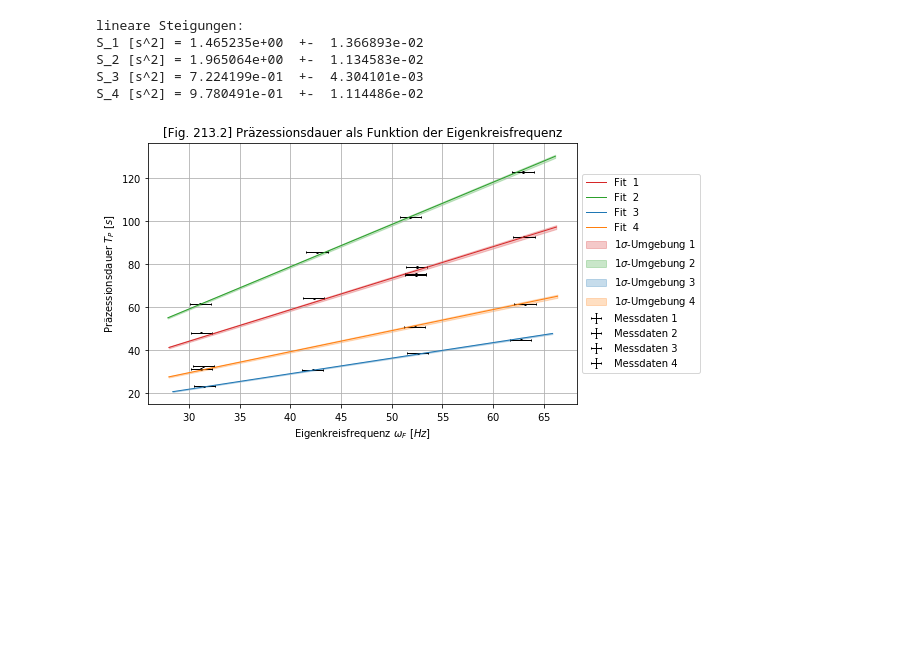
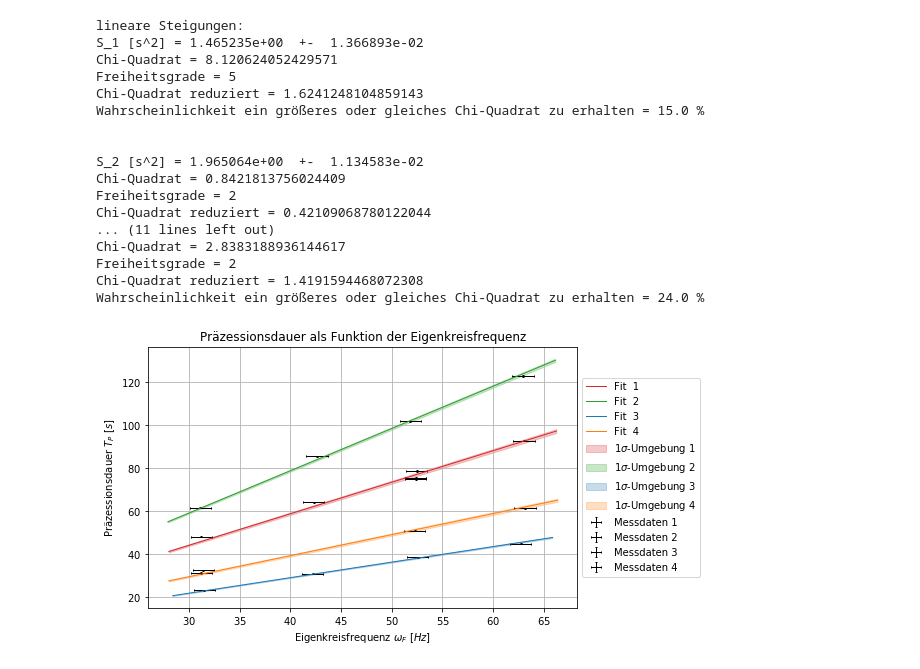
Before and after one commit to Sjevka/PAP2.1, a Jupyter notebook: 213/213.ipynb, the cells around one changed output. Drawn from its saved outputs; the diff is of its cells as text; code cells hidden in the pictures; blank space fills up the shorter version.

```diff
--- a/213/213.ipynb
+++ b/213/213.ipynb
@@ -132,18 +133,6 @@ Fehler_T_P = np.full(T_P.size, 0.30)
 
 omega_F = 2*np.pi*f_F # Eigenkreisfrequenz [Hz]
 Fehler_omega_F = 2*np.pi*Fehler_f_F
-
-l = np.array([20,20,20,20,20,20,20,15,15,15,15,20,20,20,20,15,15,15,15]) /1e2 # Stablänge [m]
-Fehler_l = np.full(l.size, 0.1) /1e2
-
-m = np.array([1,1,1,1,1,1,1,1,1,1,1,2,2,2,2,2,2,2,2])*9.85 /1e3 # Masse des Gewichts [kg]
-Fehler_m = np.full(m.size, 0.01) /1e3
-
-g = 9.81 # Erdbeschleunigung [m/s^2]
-Fehler_g = 0.01
-
-omega_P = 2*np.pi/T_P # Präzessionskreisfrequenz [Hz]
-Fehler_omega_P = omega_P*Fehler_T_P/T_P
 
 #Fitfunktion
 from scipy import odr
@@ -250,7 +239,7 @@ plt.errorbar(x_1, y_1, yerr=delta_y_1, xerr=delta_x_1, lw=1, ecolor='k', fmt='no
 plt.errorbar(x_2, y_2, yerr=delta_y_2, xerr=delta_x_2, lw=1, ecolor='k', fmt='none', capsize=1, label='Messdaten 2')
 plt.errorbar(x_3, y_3, yerr=delta_y_3, xerr=delta_x_3, lw=1, ecolor='k', fmt='none', capsize=1, label='Messdaten 3')
 plt.errorbar(x_4, y_4, yerr=delta_y_4, xerr=delta_x_4, lw=1, ecolor='k', fmt='none', capsize=1, label='Messdaten 4')
-plt.title('[Fig. 213.2] Präzessionsdauer als Funktion der Eigenkreisfrequenz')
+plt.title('Präzessionsdauer als Funktion der Eigenkreisfrequenz')
 plt.grid(True)
 plt.xlabel('Eigenkreisfrequenz '+r'${\omega_F}$'+' '+r'${[Hz]}$')
 plt.ylabel('Präzessionsdauer '+r'${T_P}$'+' '+r'${[s]}$')
@@ -261,35 +250,88 @@ plt.plot(x_fit_4, fit_4, color='C1', lw=1, label='Fit  4')
 ax.fill_between(x_fit_1, fit_top_1, fit_bot_1, color='C3', alpha=.25, label=str(nstd)+r'$\sigma$'+'-Umgebung 1')
 ax.fill_between(x_fit_2, fit_top_2, fit_bot_2, color='C2', alpha=.25, label=str(nstd)+r'$\sigma$'+'-Umgebung 2')
 ax.fill_between(x_fit_3, fit_top_3, fit_bot_3, color='C0', alpha=.25, label=str(nstd)+r'$\sigma$'+'-Umgebung 3')
 ax.fill_between(x_fit_4, fit_top_4, fit_bot_4, color='C1', alpha=.25, label=str(nstd)+r'$\sigma$'+'-Umgebung 4')
 box = ax.get_position()
 ax.set_position([box.x0, box.y0, box.width * 0.8, box.height])
 ax.legend(loc='center left', bbox_to_anchor=(1, 0.5))
 
 plt.savefig('figures/213_Fig2.pdf', format='pdf', bbox_inches='tight')
 
 #Auswertung
 S_1 = popt_1[0]
 Fehler_S_1 = perr_1[0]
 S_2 = popt_2[0]
 Fehler_S_2 = perr_2[0]
 S_3 = popt_3[0]
 Fehler_S_3 = perr_3[0]
 S_4 = popt_4[0]
 Fehler_S_4 = perr_4[0]
 
+#Chi-Quadrat orthogonal
+dof_1 = x_1.size-popt.size
+chisquare_1 = out_1.sum_square
+chisquare_red_1 = chisquare_1/dof_1
+prob_1 = round(1-chi2.cdf(chisquare_1,dof_1),2)*100
+
+dof_2 = x_2.size-popt.size
+chisquare_2 = out_2.sum_square
+chisquare_red_2 = chisquare_2/dof_2
+prob_2 = round(1-chi2.cdf(chisquare_2,dof_2),2)*100
+
+dof_3 = x_3.size-popt.size
+chisquare_3 = out_3.sum_square
+chisquare_red_3 = chisquare_3/dof_3
+prob_3 = round(1-chi2.cdf(chisquare_3,dof_3),2)*100
+
+dof_4 = x_4.size-popt.size
+chisquare_4 = out_4.sum_square
+chisquare_red_4 = chisquare_4/dof_4
+prob_4 = round(1-chi2.cdf(chisquare_4,dof_4),2)*100
+
 #Ausgabe
 print('lineare Steigungen: ')
 print('S_1 [s^2] =', format_e(S_1), ' +- ', format_e(Fehler_S_1))
+print('Chi-Quadrat =', chisquare_1)
+print('Freiheitsgrade =', dof_1)
+print('Chi-Quadrat reduziert =', chisquare_red_1)
+print('Wahrscheinlichkeit ein größeres oder gleiches Chi-Quadrat zu erhalten =', prob_1, '%')
+print('\n')
 print('S_2 [s^2] =', format_e(S_2), ' +- ', format_e(Fehler_S_2))
+print('Chi-Quadrat =', chisquare_2)
+print('Freiheitsgrade =', dof_2)
+print('Chi-Quadrat reduziert =', chisquare_red_2)
+print('Wahrscheinlichkeit ein größeres oder gleiches Chi-Quadrat zu erhalten =', prob_2, '%')
+print('\n')
 print('S_3 [s^2] =', format_e(S_3), ' +- ', format_e(Fehler_S_3))
+print('Chi-Quadrat =', chisquare_3)
+print('Freiheitsgrade =', dof_3)
+print('Chi-Quadrat reduziert =', chisquare_red_3)
+print('Wahrscheinlichkeit ein größeres oder gleiches Chi-Quadrat zu erhalten =', prob_3, '%')
+print('\n')
 print('S_4 [s^2] =', format_e(S_4), ' +- ', format_e(Fehler_S_4))
+print('Chi-Quadrat =', chisquare_4)
+print('Freiheitsgrade =', dof_4)
+print('Chi-Quadrat reduziert =', chisquare_red_4)
+print('Wahrscheinlichkeit ein größeres oder gleiches Chi-Quadrat zu erhalten =', prob_4, '%')
+print('\n')
 # %% [output]
 lineare Steigungen:
 S_1 [s^2] = 1.465235e+00  +-  1.366893e-02
+Chi-Quadrat = 8.120624052429571
+Freiheitsgrade = 5
+Chi-Quadrat reduziert = 1.6241248104859143
+Wahrscheinlichkeit ein größeres oder gleiches Chi-Quadrat zu erhalten = 15.0 %
+
+
 S_2 [s^2] = 1.965064e+00  +-  1.134583e-02
-S_3 [s^2] = 7.224199e-01  +-  4.304101e-03
-S_4 [s^2] = 9.780491e-01  +-  1.114486e-02
+Chi-Quadrat = 0.8421813756024409
+Freiheitsgrade = 2
+Chi-Quadrat reduziert = 0.42109068780122044
+... (11 lines left out)
+Chi-Quadrat = 2.8383188936144617
+Freiheitsgrade = 2
+Chi-Quadrat reduziert = 1.4191594468072308
+Wahrscheinlichkeit ein größeres oder gleiches Chi-Quadrat zu erhalten = 24.0 %
-[figure, old version]
+[figure, new version]
 # %%
 #Aufgabe 3b Teil 2
```
Also changed, not shown: parts of 5 cells of this notebook, 14 other files.
